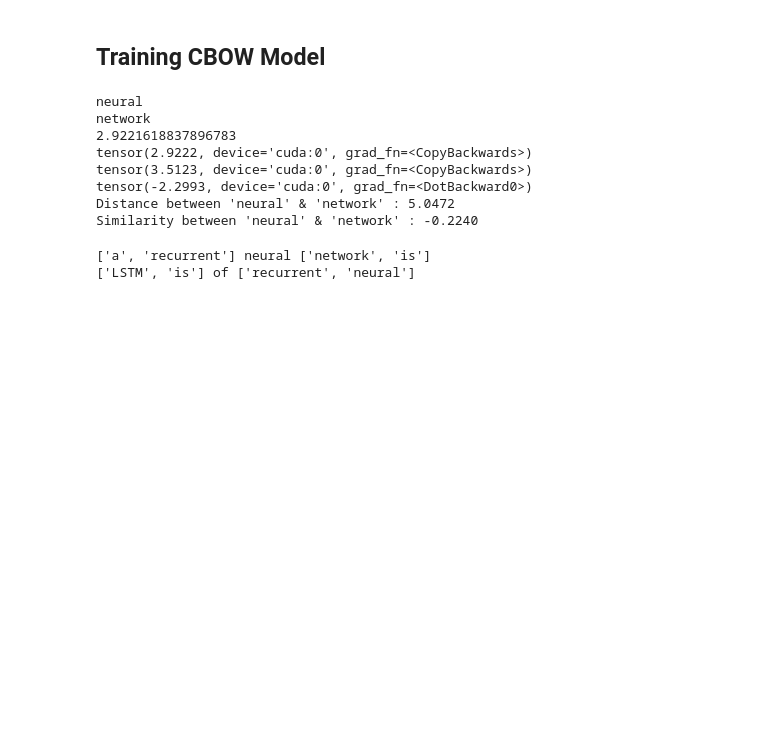
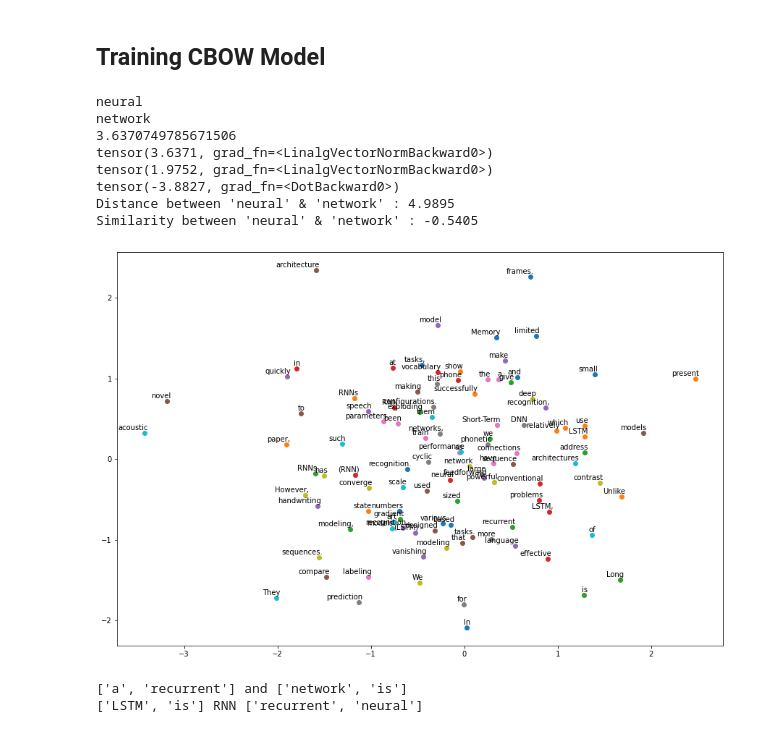
Before and after one commit to NGrech/aml-labs, a Jupyter notebook: 2-language-models-lab/1-Word2vec-CBOW.ipynb, the cells around one changed output. Drawn from its saved outputs; the diff is of its cells as text; code cells hidden in the pictures; blank space fills up the shorter version.

```diff
--- a/2-language-models-lab/1-Word2vec-CBOW.ipynb
+++ b/2-language-models-lab/1-Word2vec-CBOW.ipynb
@@ -100,6 +101,10 @@ class CBOW(nn.Module):
     def get_word_vector(self, word):
         out = self.embedding(word)
         return out
+
+    def get_embedding(self, word_index):
+        wi = torch.tensor([word_index]).to(device)
+        return self.embedding(wi).view(1,-1)
 # %% [markdown]
 ## Defining Train function
 # %%
@@ -181,12 +186,22 @@ similarity_cbow("neural", "network")
 # %% [output]
 neural
 network
-2.9221618837896783
-tensor(2.9222, device='cuda:0', grad_fn=<CopyBackwards>)
-tensor(3.5123, device='cuda:0', grad_fn=<CopyBackwards>)
-tensor(-2.2993, device='cuda:0', grad_fn=<DotBackward0>)
-Distance between 'neural' & 'network' : 5.0472
-Similarity between 'neural' & 'network' : -0.2240
+3.6370749785671506
+tensor(3.6371, grad_fn=<LinalgVectorNormBackward0>)
+tensor(1.9752, grad_fn=<LinalgVectorNormBackward0>)
+tensor(-3.8827, grad_fn=<DotBackward0>)
+Distance between 'neural' & 'network' : 4.9895
+Similarity between 'neural' & 'network' : -0.5405
+# %%
+plt.figure(figsize=(15,10))
+for w in vocab:
+    x = model.get_embedding(word_to_index[w]).detach().data.cpu().numpy()[0][0]
+    y = model.get_embedding(word_to_index[w]).detach().data.cpu().numpy()[0][1]
+    plt.scatter(x, y)
+    plt.annotate(w, xy=(x, y), xytext=(5, 2), textcoords='offset points', ha='right', va='bottom')
+plt.show()
+# %% [output]
+[figure, added]
 # %%
 def predict_middle_word(prev_words, post_words):
 
@@ -206,5 +221,5 @@ def predict_middle_word(prev_words, post_words):
 predict_middle_word("a recurrent", "network is")
 predict_middle_word("LSTM is", "recurrent neural")
 # %% [output]
-['a', 'recurrent'] neural ['network', 'is']
-['LSTM', 'is'] of ['recurrent', 'neural']
+['a', 'recurrent'] and ['network', 'is']
+['LSTM', 'is'] RNN ['recurrent', 'neural']
```
Also changed, not shown: parts of 1 cell of this notebook, 21 other files.
